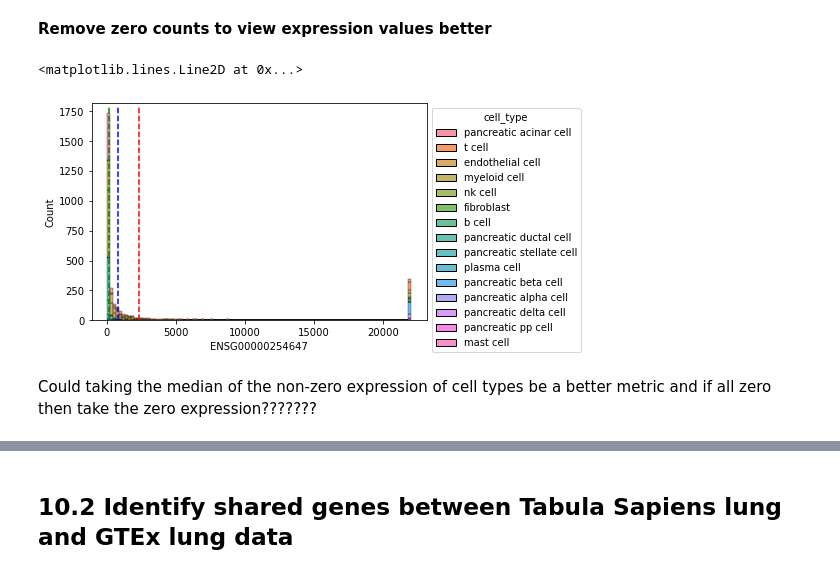
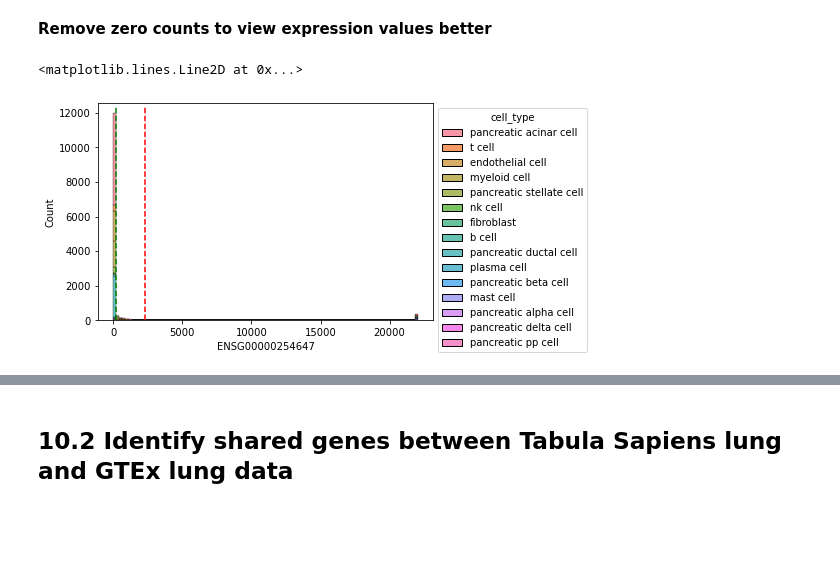
Before and after one commit to opentargets/baseline-expression, a Jupyter notebook: Tabula Sapiens Comparison with Bulk RNA-seq Expression Data.ipynb, the cells around one changed output, grey strips where cells are left out. Saved outputs shown, nothing was run; the diff lists cells and outputs as text; code cells hidden in the pictures; blank space fills up the shorter version.

```diff
--- a/Tabula Sapiens Comparison with Bulk RNA-seq Expression Data.ipynb
+++ b/Tabula Sapiens Comparison with Bulk RNA-seq Expression Data.ipynb
@@ -1329,23 +850,17 @@ sns.move_legend(obj = ax, loc = 'upper left', bbox_to_anchor = (1, 1))
 **Remove zero counts to view expression values better**
 # %%
 #plotting histogram of total cell NON-ZERO expression counts for insulin gene in pancreas
-ax = sns.histplot(data = total_cell_pancreas[total_cell_pancreas['ENSG00000254647'] > 0], x = 'ENSG00000254647', bins = 100,
-                  hue ='cell_type', multiple = 'stack')
+ax = sns.histplot(data = total_cell_pancreas, x = 'ENSG00000254647', bins = 100, hue ='cell_type', multiple = 'stack')
 
 #move legend outside of plot
 sns.move_legend(obj = ax, loc = 'upper left', bbox_to_anchor = (1, 1))
 
 #draw line where GTEx median insulin expression lies
 ax.axvline(x = GTEx_pancreas.loc['ENSG00000254647'].values.tolist(), ymin = 0, ymax = 0.98, color = 'red', linestyle = 'dashed')
 
-#mean of total pancreas cell counts for insulin (including zero-expression)
-ax.axvline(x = total_cell_pancreas['ENSG00000254647'].mean(), ymin = 0, ymax = 0.98, color = 'blue', linestyle = 'dashed')
-
-#median of total pancreas cell counts for insulin (EXcluding zero-expression)
+#median of total pancreas cell non-zero counts for insulin
 ax.axvline(x = total_cell_pancreas[total_cell_pancreas['ENSG00000254647'] > 0]['ENSG00000254647'].median(),
            ymin = 0, ymax = 0.98, color = 'green', linestyle = 'dashed')
 # %% [output]
 <matplotlib.lines.Line2D at 0x...>
-[figure, old version]
+[figure, new version]
-# %% [markdown]
-Could taking the median of the non-zero expression of cell types be a better metric and if all zero then take the zero expression???????
```
Also changed, not shown: parts of 168 cells of this notebook, 1 other file.
